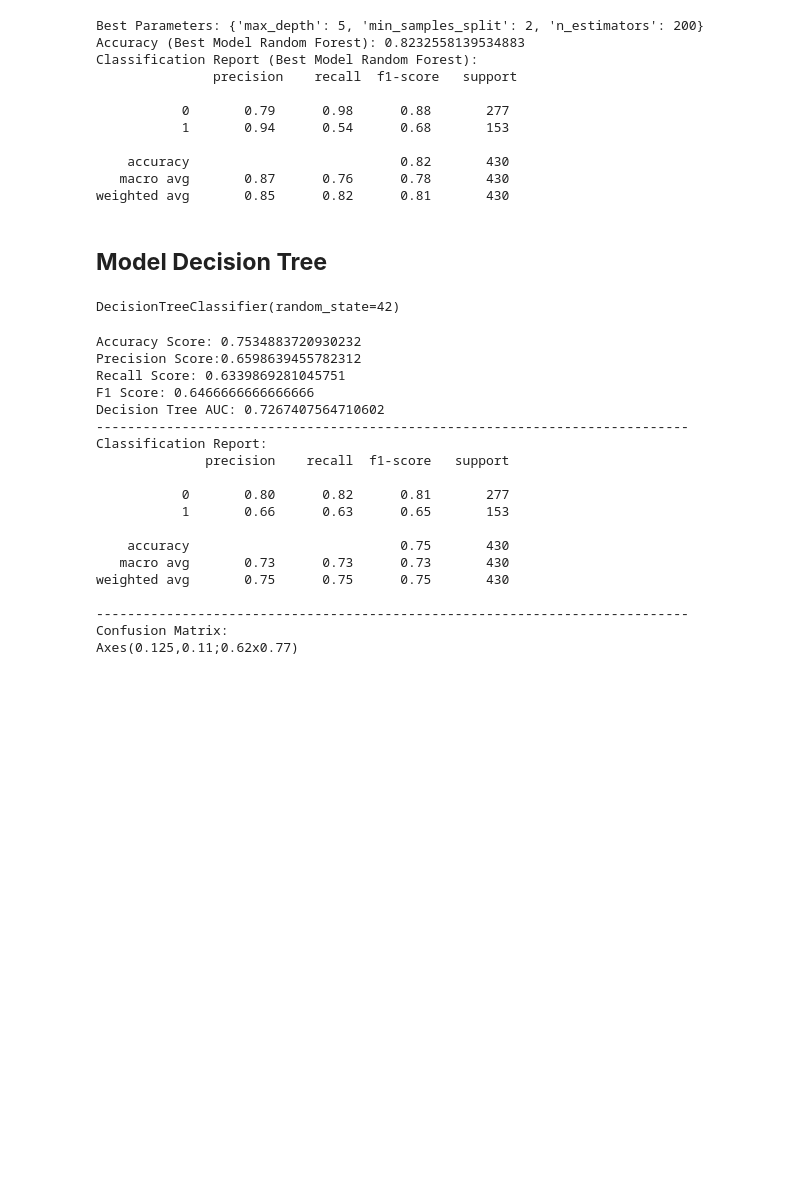
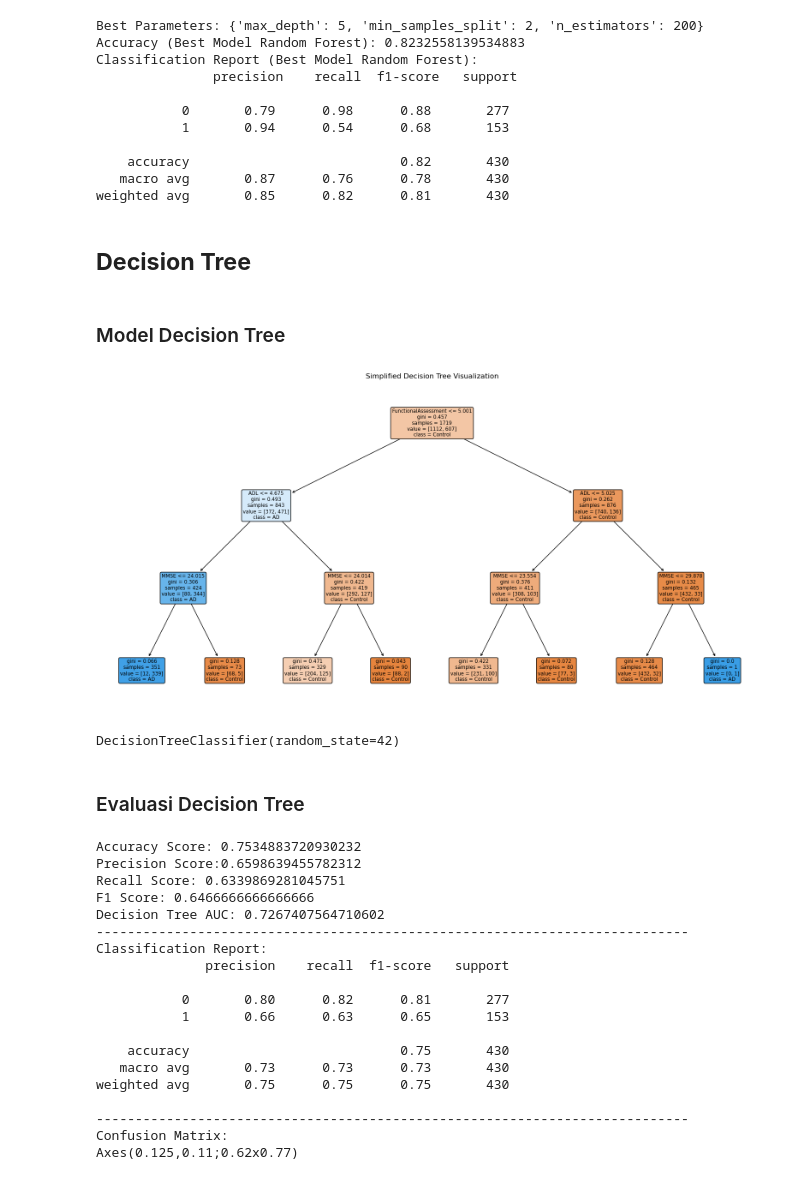
Before and after one commit to Rachman430/PJBL_Analisis-Data-Eksploratif, a Jupyter notebook: PJBL EDA.ipynb, the cells around one changed output. Cells and saved outputs as stored; diff of their text form; code cells hidden in the pictures; blank space fills up the shorter version.

```diff
--- a/PJBL EDA.ipynb
+++ b/PJBL EDA.ipynb
@@ -309,13 +376,34 @@ Classification Report (Best Model Random Forest):
    macro avg       0.87      0.76      0.78       430
 weighted avg       0.85      0.82      0.81       430
 # %% [markdown]
-## **Model Decision Tree**
+## **Decision Tree**
+# %% [markdown]
+### Model Decision Tree
+# %%
+simpler_dt = DecisionTreeClassifier(max_depth=3, random_state=42)
+simpler_dt.fit(X_train, y_train)
+
+# Visualisasi Decision Tree dengan kedalaman yang dibatasi
+plt.figure(figsize=(20, 10))
+plot_tree(
+    simpler_dt,
+    feature_names=X.columns.tolist(),  # Nama fitur
+    class_names=['Control', 'AD'],     # Nama kelas
+    filled=True,
+    rounded=True
+)
+plt.title("Simplified Decision Tree Visualization")
+plt.show()
+# %% [output]
+[figure, added]
 # %%
 # Buat model Decision Tree
 dtree = DecisionTreeClassifier(random_state=42)
 dtree.fit(X_train, y_train)
 # %% [output]
 DecisionTreeClassifier(random_state=42)
+# %% [markdown]
+### Evaluasi Decision Tree
 # %%
 # Evaluasi Decision Tree
 y_pred_dtree = dtree.predict(X_test)
```
Also changed, not shown: parts of 13 cells of this notebook.
